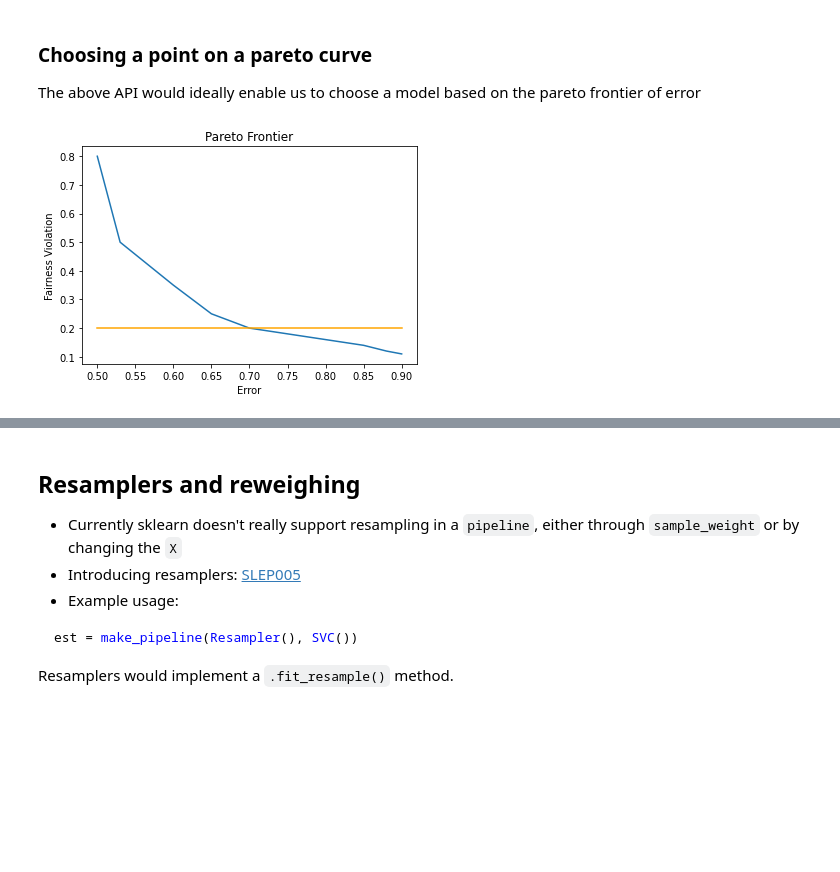
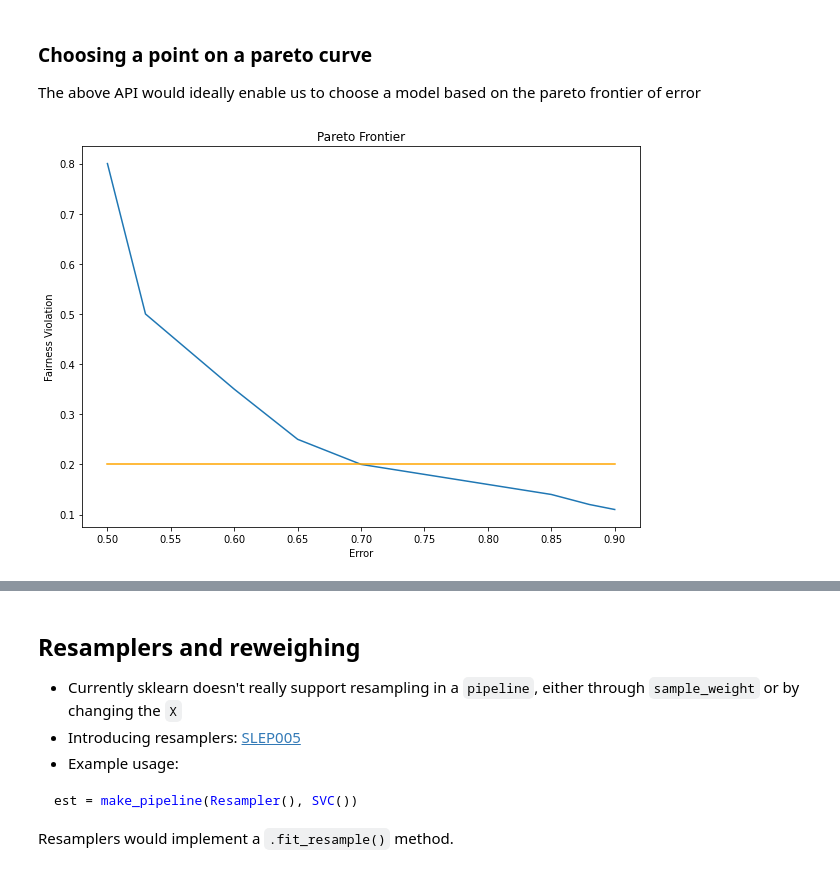
Before and after one commit to adrinjalali/talks, a Jupyter notebook: sklearn-fairness-neurips2020/presentation.ipynb, the cells around one changed output, grey strips where cells are left out. Saved outputs shown, nothing was run; the diff lists cells and outputs as text; code cells hidden in the pictures; blank space fills up the shorter version.

```diff
--- a/sklearn-fairness-neurips2020/presentation.ipynb
+++ b/sklearn-fairness-neurips2020/presentation.ipynb
@@ -304,17 +412,21 @@ DecisionTreeClassifier(max_depth=7, random_state=42)
 ### Choosing a point on a pareto curve
 The above API would ideally enable us to choose a model based on the pareto frontier of error
 # %%
-plt.xlabel("Error")
-plt.ylabel("Fairness Violation")
-plt.title("Pareto Frontier")
-ax = plt.gca()
-scores = [.50, .53, .60, .65, .70, .80, .85, .88, .90]
-fairness = [.80, .50, .35, .25, .20, .16, .14, .12, .11]
-ax.plot(scores, fairness)
-plt.plot([.5, .9], [.2, .2], color='orange')
-plt.show()
+def plot_pareto_curve():
+    plt.xlabel("Error")
+    plt.ylabel("Fairness Violation")
+    plt.title("Pareto Frontier")
+    ax = plt.gca()
+    plt.gcf().set_size_inches(10, 7)
+    scores = [.50, .53, .60, .65, .70, .80, .85, .88, .90]
+    fairness = [.80, .50, .35, .25, .20, .16, .14, .12, .11]
+    ax.plot(scores, fairness)
+    plt.plot([.5, .9], [.2, .2], color='orange')
+    plt.show()
-# %% [output]
-[figure, removed]
+# %%
+plot_pareto_curve()
+# %% [output]
+[figure, added]
 # %%
 def best_low_complexity(cv_results):
     threshold = lower_bound(cv_results)
```
Also changed, not shown: parts of 34 cells of this notebook.
